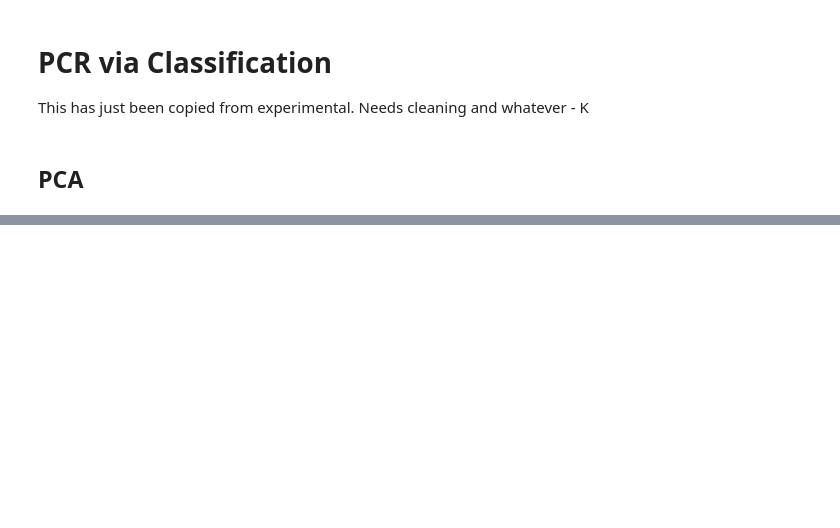
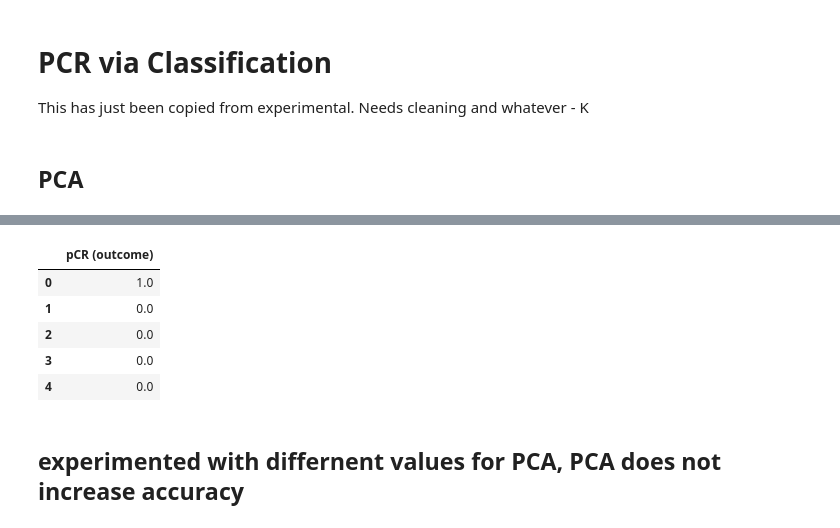
Before and after one commit to KRooL4E/ML_CW2, a Jupyter notebook: PCR_Method_Dev.ipynb, the cells around one changed output, grey strips where cells are left out. Cells and saved outputs as stored; diff of their text form; code cells hidden in the pictures; blank space fills up the shorter version.

```diff
--- a/PCR_Method_Dev.ipynb
+++ b/PCR_Method_Dev.ipynb
@@ -61 +35,12 @@ X_scaled = pd.concat([X_continuous_scaled_df, X_pcr_encoded[categorical_vars].re
+# %%
+y_df.head()
+# %% [output]
+|  | pCR (outcome) |
+| 0 | 1.0 |
+| 1 | 0.0 |
+| 2 | 0.0 |
+| 3 | 0.0 |
+| 4 | 0.0 |
+# %% [markdown]
+## experimented with differnent values for PCA, PCA does not increase accuracy
 # %%
```
Also changed, not shown: parts of 20 cells of this notebook.
